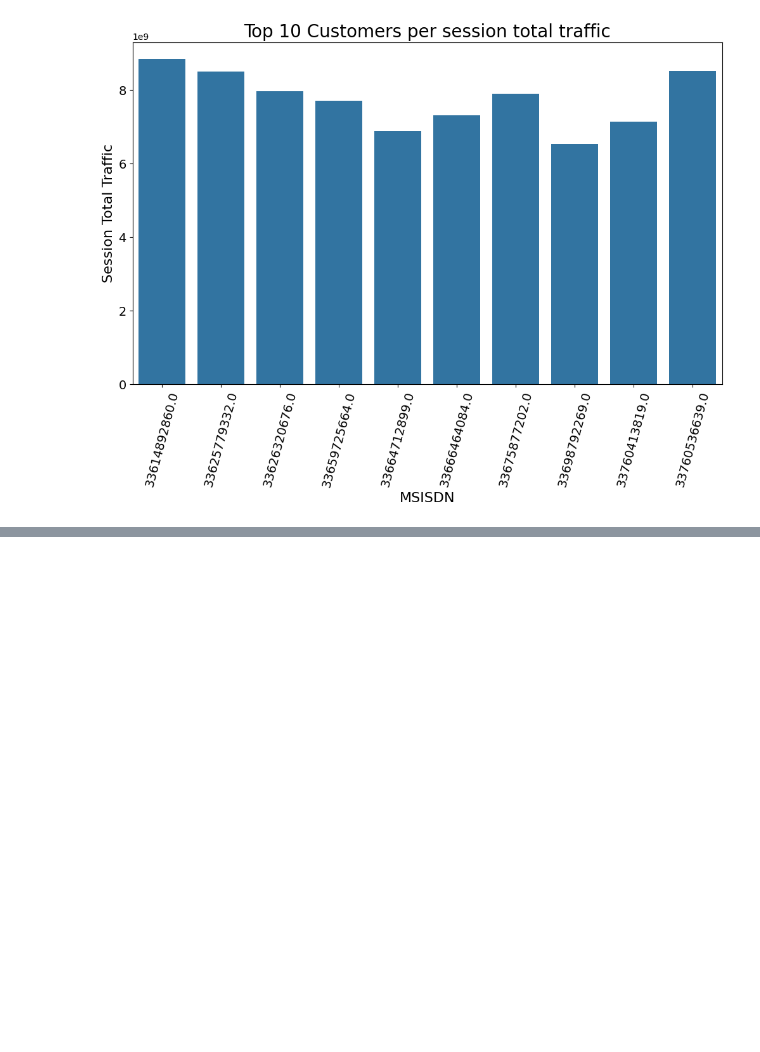
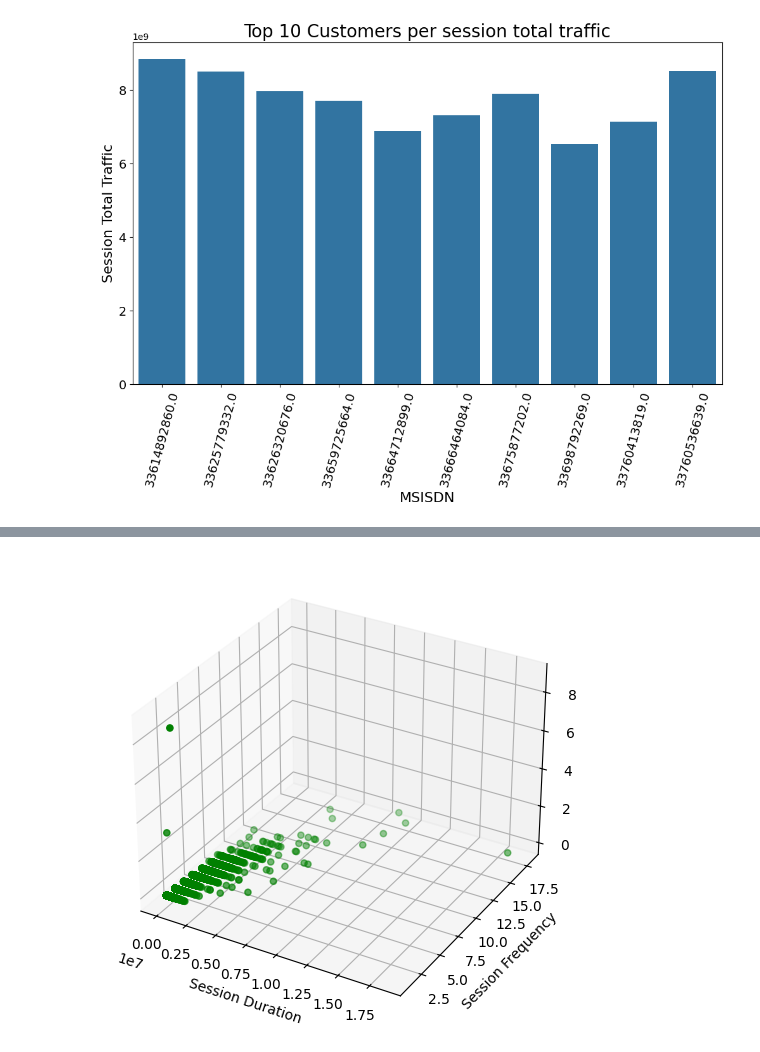
Before and after one commit to Roseco-crs/10Academy_week_1_Telecom_Industry, a Jupyter notebook: code/extract_data.ipynb, the cells around one changed output, grey strips where cells are left out. Saved outputs shown, nothing was run; the diff lists cells and outputs as text; code cells hidden in the pictures; blank space fills up the shorter version.

```diff
--- a/code/extract_data.ipynb
+++ b/code/extract_data.ipynb
@@ -588,0 +407,21 @@ scaler = StandardScaler()
+# %%
+fig = plt.figure(figsize=(8, 6))
+ax = fig.add_subplot(111, projection='3d')
+
+# Extract variables for plotting
+x = agg['SessionDuration']
+y = agg['SessionFrequency']
+z = agg['Customers']
+
+# Scatter plot
+ax.scatter(x, y, z, c='green', marker='o')
+
+# Set labels
+ax.set_xlabel('Session Duration')
+ax.set_ylabel('Session Frequency')
+ax.set_zlabel('Customers')
+
+# Show the plot
+plt.show()
+# %% [output]
+[figure, added]
```
Also changed, not shown: parts of 39 cells of this notebook.
